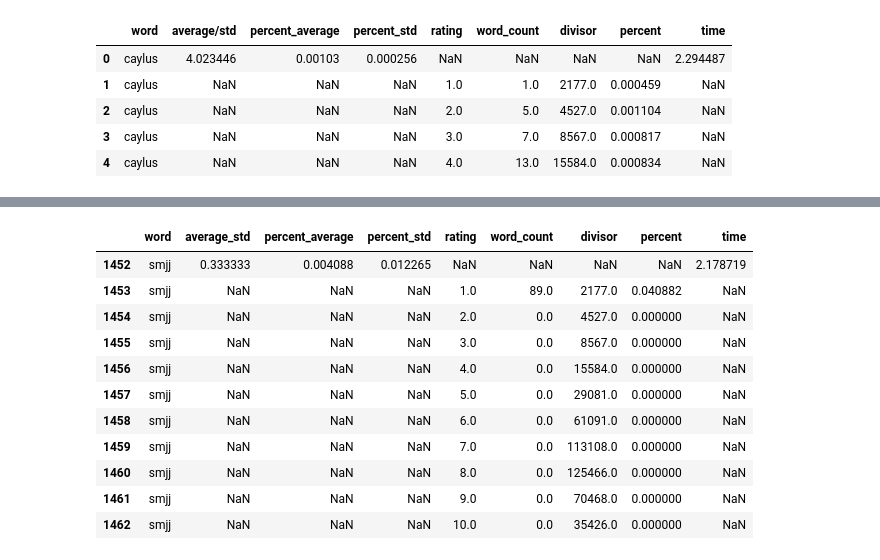
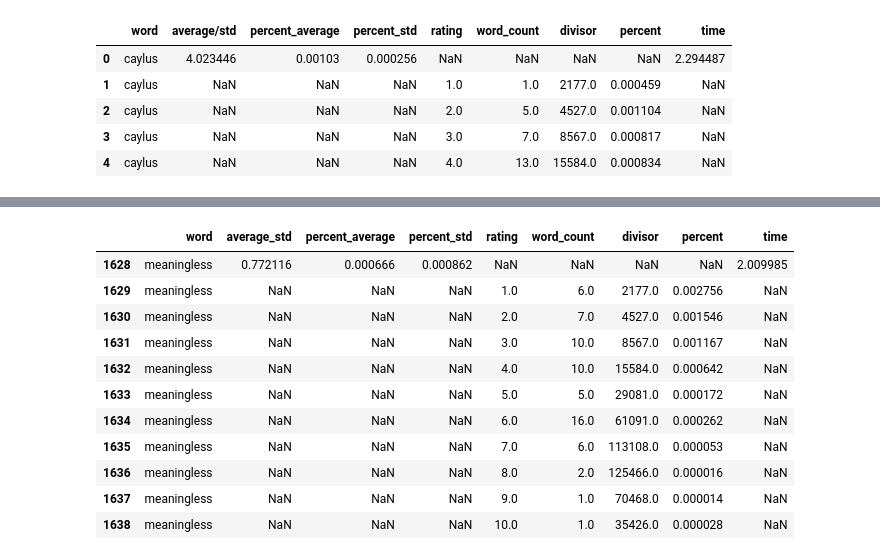
Before and after one commit to matthewgiem/boardgame_sentiment_analysis, a Jupyter notebook: look at reports.ipynb, the cells around one changed output, grey strips where cells are left out. Saved outputs shown, nothing was run; the diff lists cells and outputs as text; code cells hidden in the pictures.

```diff
--- a/look at reports.ipynb
+++ b/look at reports.ipynb
@@ -45,15 +56,15 @@ list(sorted_dict.keys())[0]
 # %%
-df.loc[df.word == 'smjj']
+df.loc[df.word == 'meaningless']
 # %% [output]
 |  | word | average_std | percent_average | percent_std | rating | word_count | divisor | percent | time |
-| 1452 | smjj | 0.333333 | 0.004088 | 0.012265 | NaN | NaN | NaN | NaN | 2.178719 |
-| 1453 | smjj | NaN | NaN | NaN | 1.0 | 89.0 | 2177.0 | 0.040882 | NaN |
-| 1454 | smjj | NaN | NaN | NaN | 2.0 | 0.0 | 4527.0 | 0.000000 | NaN |
-| 1455 | smjj | NaN | NaN | NaN | 3.0 | 0.0 | 8567.0 | 0.000000 | NaN |
-| 1456 | smjj | NaN | NaN | NaN | 4.0 | 0.0 | 15584.0 | 0.000000 | NaN |
-| 1457 | smjj | NaN | NaN | NaN | 5.0 | 0.0 | 29081.0 | 0.000000 | NaN |
-| 1458 | smjj | NaN | NaN | NaN | 6.0 | 0.0 | 61091.0 | 0.000000 | NaN |
-| 1459 | smjj | NaN | NaN | NaN | 7.0 | 0.0 | 113108.0 | 0.000000 | NaN |
-| 1460 | smjj | NaN | NaN | NaN | 8.0 | 0.0 | 125466.0 | 0.000000 | NaN |
-| 1461 | smjj | NaN | NaN | NaN | 9.0 | 0.0 | 70468.0 | 0.000000 | NaN |
-| 1462 | smjj | NaN | NaN | NaN | 10.0 | 0.0 | 35426.0 | 0.000000 | NaN |
+| 1628 | meaningless | 0.772116 | 0.000666 | 0.000862 | NaN | NaN | NaN | NaN | 2.009985 |
+| 1629 | meaningless | NaN | NaN | NaN | 1.0 | 6.0 | 2177.0 | 0.002756 | NaN |
+| 1630 | meaningless | NaN | NaN | NaN | 2.0 | 7.0 | 4527.0 | 0.001546 | NaN |
+| 1631 | meaningless | NaN | NaN | NaN | 3.0 | 10.0 | 8567.0 | 0.001167 | NaN |
+| 1632 | meaningless | NaN | NaN | NaN | 4.0 | 10.0 | 15584.0 | 0.000642 | NaN |
+| 1633 | meaningless | NaN | NaN | NaN | 5.0 | 5.0 | 29081.0 | 0.000172 | NaN |
+| 1634 | meaningless | NaN | NaN | NaN | 6.0 | 16.0 | 61091.0 | 0.000262 | NaN |
+| 1635 | meaningless | NaN | NaN | NaN | 7.0 | 6.0 | 113108.0 | 0.000053 | NaN |
+| 1636 | meaningless | NaN | NaN | NaN | 8.0 | 2.0 | 125466.0 | 0.000016 | NaN |
+| 1637 | meaningless | NaN | NaN | NaN | 9.0 | 1.0 | 70468.0 | 0.000014 | NaN |
+| 1638 | meaningless | NaN | NaN | NaN | 10.0 | 1.0 | 35426.0 | 0.000028 | NaN |
```
Also changed, not shown: parts of 11 cells of this notebook, 3 other files.
